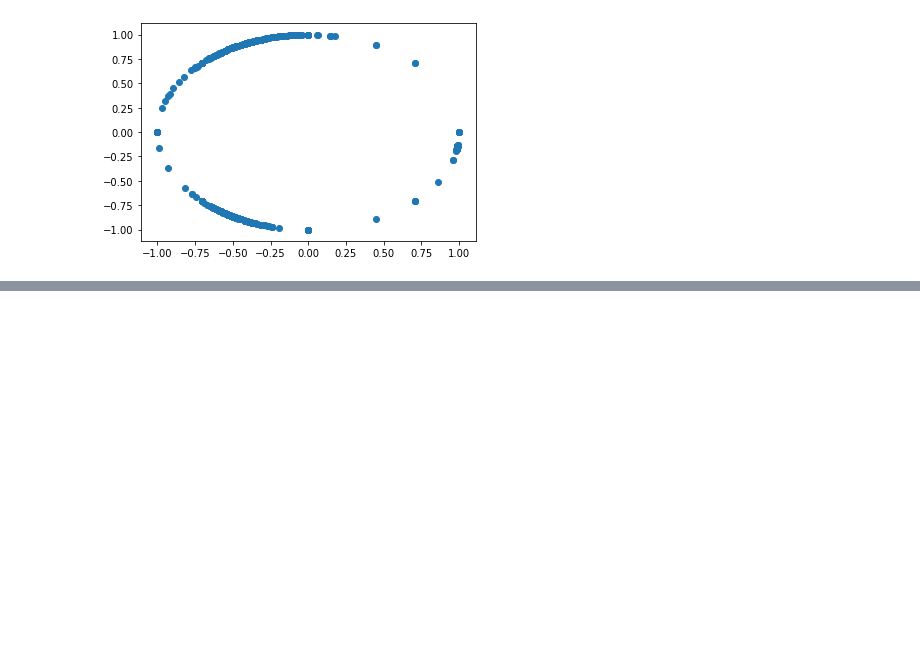
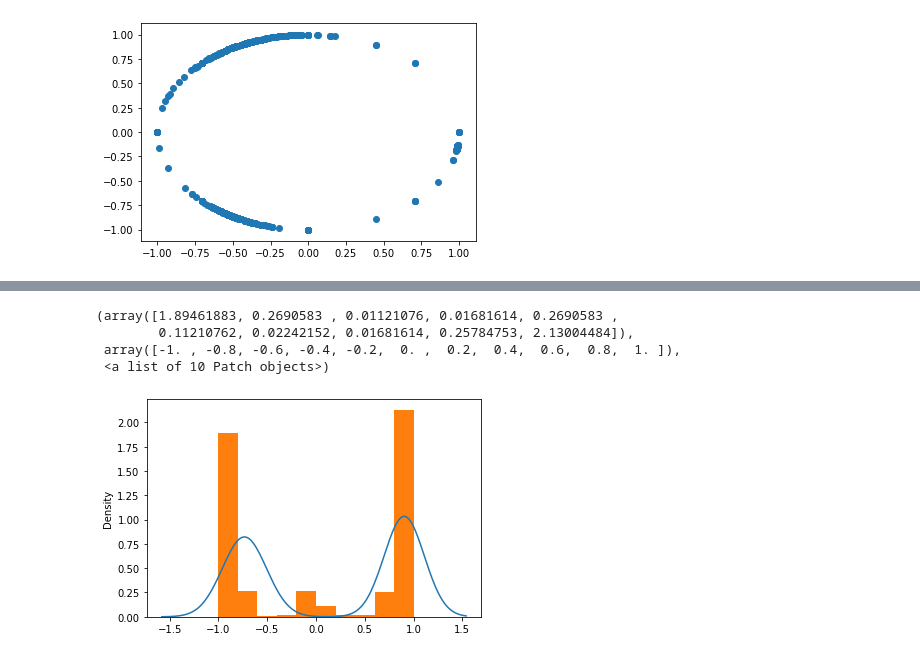
Before and after one commit to siriusted/GMM, a Jupyter notebook: Lab1.ipynb, the cells around one changed output, grey strips where cells are left out. Cells and saved outputs as stored; diff of their text form; code cells hidden in the pictures; blank space fills up the shorter version.

```diff
--- a/Lab1.ipynb
+++ b/Lab1.ipynb
@@ -119,0 +184,25 @@ plt.show()
+# %%
+model_y = GaussianMixture(n_components=2)
+model_y_pred = model_y.fit_predict(np.array(all_y).reshape(-1,1))
+
+weights = model_y.weights_
+mu = model_y.means_
+sigma = model_y.covariances_
+
+samples_y = []
+for i in range(0, 1000):
+    if random.uniform(0, 1) < weights[0]:
+        z = 0
+    else:
+        z = 1
+    samples_y.append(np.random.normal(mu[z], sigma[z], 1))
+
+sns.distplot(samples_y, hist=False)
+
+plt.hist(all_y, density=True)
+# %% [output]
+(array([1.89461883, 0.2690583 , 0.01121076, 0.01681614, 0.2690583 ,
+        0.11210762, 0.02242152, 0.01681614, 0.25784753, 2.13004484]),
+ array([-1. , -0.8, -0.6, -0.4, -0.2,  0. ,  0.2,  0.4,  0.6,  0.8,  1. ]),
+ <a list of 10 Patch objects>)
+[figure, added]
```
Also changed, not shown: parts of 11 cells of this notebook.
